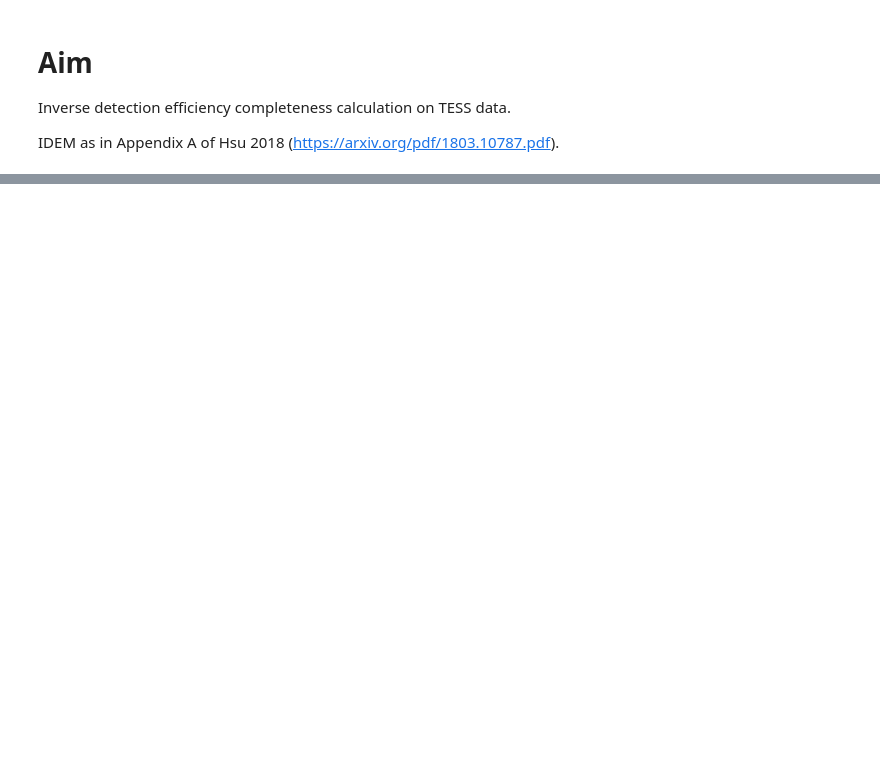
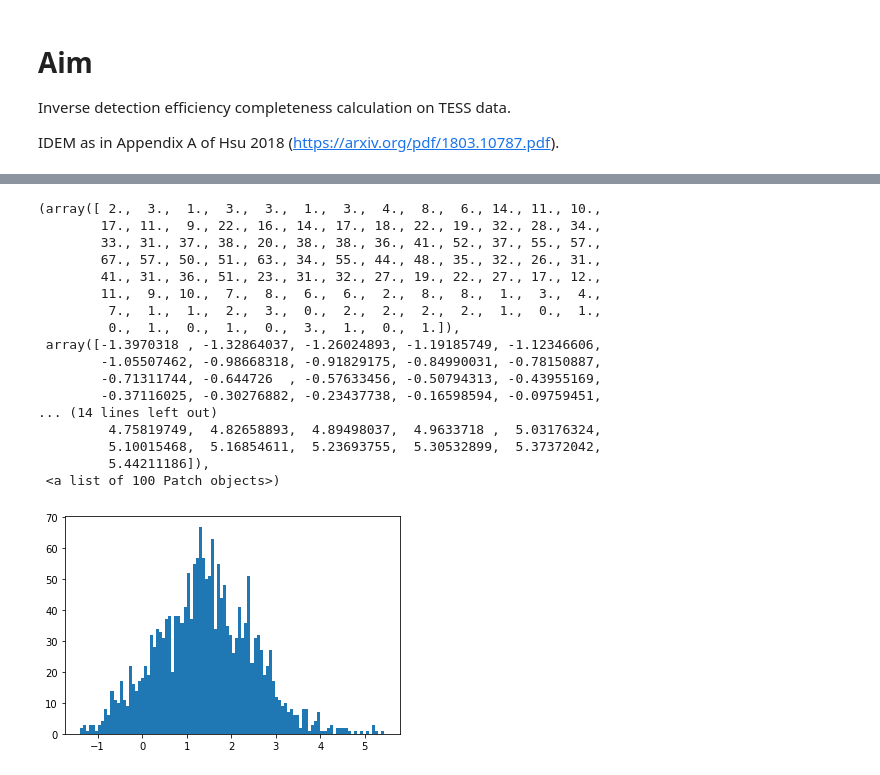
Before and after one commit to aditya-sengupta/tesscomp-prototyping, a Jupyter notebook: notebooks/idem.ipynb, the cells around one changed output, grey strips where cells are left out. Drawn from its saved outputs; the diff is of its cells as text; code cells hidden in the pictures; blank space fills up the shorter version.

```diff
--- a/notebooks/idem.ipynb
+++ b/notebooks/idem.ipynb
@@ -42,6 +94,25 @@ plt.hist(np.log(radii), bins=100)
 # %%
-periods = np.array(planetary['koi_period'])
+periods = np.array(planetary['Orbital Period Value'])
 plt.hist(np.log(periods), bins=100)
+# %% [output]
+(array([ 2.,  3.,  1.,  3.,  3.,  1.,  3.,  4.,  8.,  6., 14., 11., 10.,
+        17., 11.,  9., 22., 16., 14., 17., 18., 22., 19., 32., 28., 34.,
+        33., 31., 37., 38., 20., 38., 38., 36., 41., 52., 37., 55., 57.,
+        67., 57., 50., 51., 63., 34., 55., 44., 48., 35., 32., 26., 31.,
+        41., 31., 36., 51., 23., 31., 32., 27., 19., 22., 27., 17., 12.,
+        11.,  9., 10.,  7.,  8.,  6.,  6.,  2.,  8.,  8.,  1.,  3.,  4.,
+         7.,  1.,  1.,  2.,  3.,  0.,  2.,  2.,  2.,  2.,  1.,  0.,  1.,
+         0.,  1.,  0.,  1.,  0.,  3.,  1.,  0.,  1.]),
+ array([-1.3970318 , -1.32864037, -1.26024893, -1.19185749, -1.12346606,
+        -1.05507462, -0.98668318, -0.91829175, -0.84990031, -0.78150887,
+        -0.71311744, -0.644726  , -0.57633456, -0.50794313, -0.43955169,
+        -0.37116025, -0.30276882, -0.23437738, -0.16598594, -0.09759451,
+... (14 lines left out)
+         4.75819749,  4.82658893,  4.89498037,  4.9633718 ,  5.03176324,
+         5.10015468,  5.16854611,  5.23693755,  5.30532899,  5.37372042,
+         5.44211186]),
+ <a list of 100 Patch objects>)
+[figure, added]
 # %%
 plt.plot(np.log(periods), np.log(radii), ".k")
 plt.xlabel("Log-period (ln days)")
```
Also changed, not shown: parts of 15 cells of this notebook, 1 other file.
